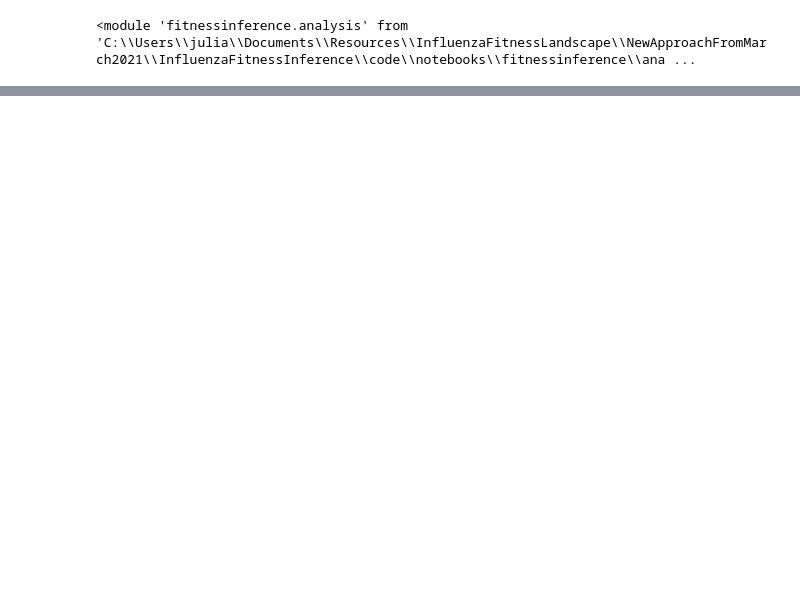
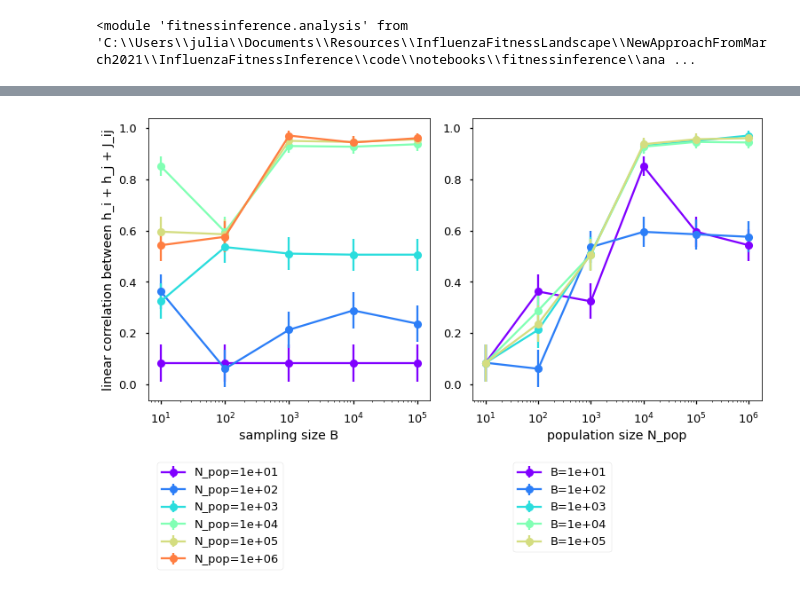
Before and after one commit to JDoelger/InfluenzaFitnessInference, a Jupyter notebook: code/notebooks/flu_sequence_analysis.ipynb, the cells around one changed output, grey strips where cells are left out. Saved outputs shown, nothing was run; the diff lists cells and outputs as text; code cells hidden in the pictures; blank space fills up the shorter version.

Commit message:
run analysis for N_pop and B

```diff
--- a/code/notebooks/flu_sequence_analysis.ipynb
+++ b/code/notebooks/flu_sequence_analysis.ipynb
@@ -245,0 +239,83 @@ temp_folder = os.path.join(result_directory, 'results', 'simulations', simu_name
+# %%
+# load analysis results and make plots
+
+simu_name = '2021Apr07'
+
+result_directory = ('C:/Users/julia/Documents/Resources/InfluenzaFitnessLandscape/NewApproachFromMarch2021/'
+                    'InfluenzaFitnessInference')
+result_directory = os.path.normpath(result_directory)
+temp_folder = os.path.join(result_directory, 'results', 'simulations', simu_name + '_temp')
+
+
+analysis_filename = 'analysis_2021Apr13.data'
+analysis_filepath = os.path.join(temp_folder, analysis_filename)
+with open(analysis_filepath, 'rb') as f:
+    ana_dict = pickle.load(f)
+simu_info_filepath = ana_dict['simu_info_filepath']
+with open(simu_info_filepath, 'rb') as f:
+    simu_dict = pickle.load(f)
+
+summary_stats_all = ana_dict['summary_stats_all']
+ana_param_dict = ana_dict['ana_param_dict']
+varied_ana_params = ana_dict['varied_ana_params']
+varied_simu_params = simu_dict['varied_simu_params']
+ana_list = ana_dict['ana_list']
+run_list = simu_dict['run_list']
+exp_dict = simu_dict['exp_dict']
+exp_ana_dict = ana_dict['exp_ana_dict']
+print(exp_dict)
+print(exp_ana_dict)
+
+### plots
+file_ext_length = len('.data')
+plot_file_path = analysis_filepath[:-file_ext_length] + '_plot'
+
+# load summary stats to plot
+
+param_name = 'r_hJ'
+r_hJ = summary_stats_all[param_name]
+SE_r_hJ = summary_stats_all['SE_' + param_name]
+
+r_hJ_arr = np.reshape(np.array(r_hJ), (len(ana_list), len(run_list)))
+SE_r_hJ_arr = np.reshape(np.array(SE_r_hJ), (len(ana_list), len(run_list)))
+
+# plot against the varied analysis param
+this_plot_filepath = plot_file_path + param_name + '.png'
+
+fig, ((ax1,ax2)) = plt.subplots(1, 2, constrained_layout=True)
+
+num_colors = len(run_list)
+cm = plt.get_cmap('rainbow')
+colorlist=list(cm(1.*i/num_colors) for i in range(num_colors))
+test_param_list = exp_ana_dict['B']
+for runnum in run_list:
+    # plot linear correlation against varied simu param for a specific set
+    # of analysis params
+    ax1.errorbar(test_param_list, r_hJ_arr[:, runnum], SE_r_hJ_arr[:, runnum],
+                 marker='o',linestyle='-',zorder=1, color=colorlist[runnum], label='N_pop=%.e' % exp_dict['N_pop'][runnum])
+ax1.legend(bbox_to_anchor=(0.5, -0.2))
+ax1.set_xlabel('sampling size B')
+ax1.set_ylabel('linear correlation between h_i + h_j + J_ij')
+ax1.set_xscale('log')
+ax1.set_aspect(1/ax1.get_data_ratio())
+
+# plot against the varied simu param
+
+num_colors = len(run_list)
+cm = plt.get_cmap('rainbow')
+colorlist=list(cm(1.*i/num_colors) for i in range(num_colors))
+test_param_list = exp_dict['N_pop']
+for ananum in ana_list:
+    # plot linear correlation against varied simu param for a specific set
+    # of analysis params
+    ax2.errorbar(test_param_list, r_hJ_arr[ananum, :], SE_r_hJ_arr[ananum, :],
+                 marker='o',linestyle='-',zorder=1, color=colorlist[ananum], label='B=%.e' % exp_ana_dict['B'][ananum])
+ax2.legend(bbox_to_anchor=(0.5, -0.2))
+ax2.set_xlabel('population size N_pop')
+# ax2.set_ylabel('linear correlation between h_i + h_j + J_ij')
+ax2.set_xscale('log')
+
+plt.savefig(this_plot_filepath, bbox_inches='tight')
+plt.show()
+plt.close()
+# %% [output]
@@ -246,3 +324,4 @@ temp_folder = os.path.join(result_directory, 'results', 'simulations', simu_name
+[figure, added]
 # %%
 #######################################################################
 # old analysis
```
Also changed, not shown: parts of 10 cells of this notebook.
